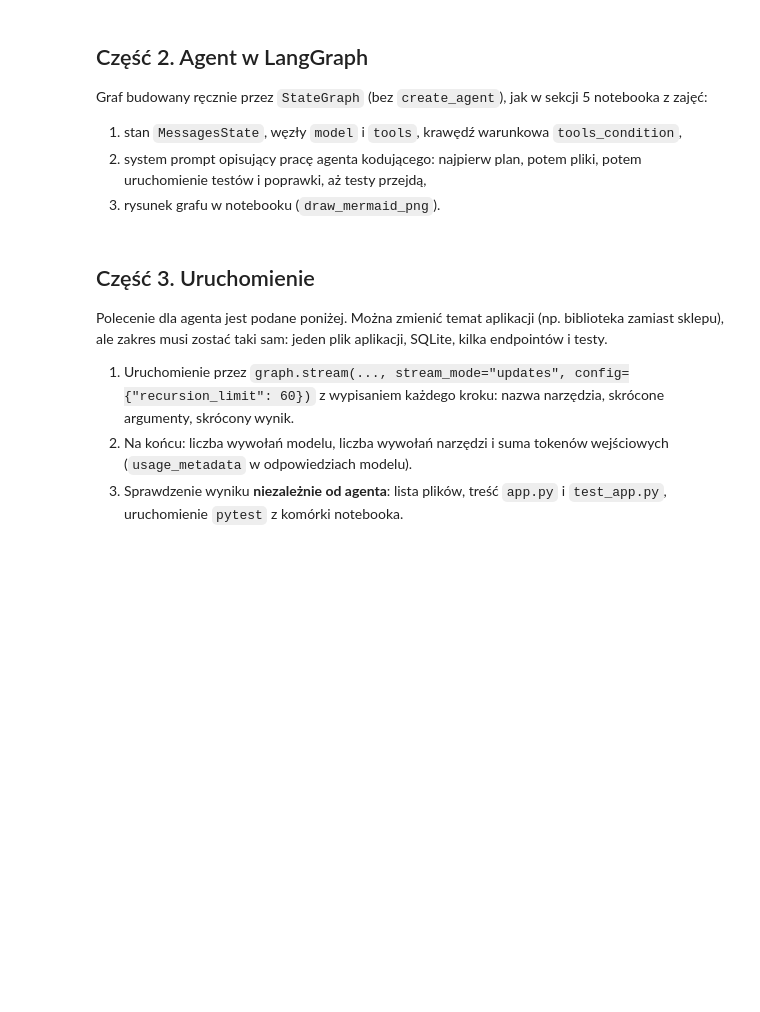
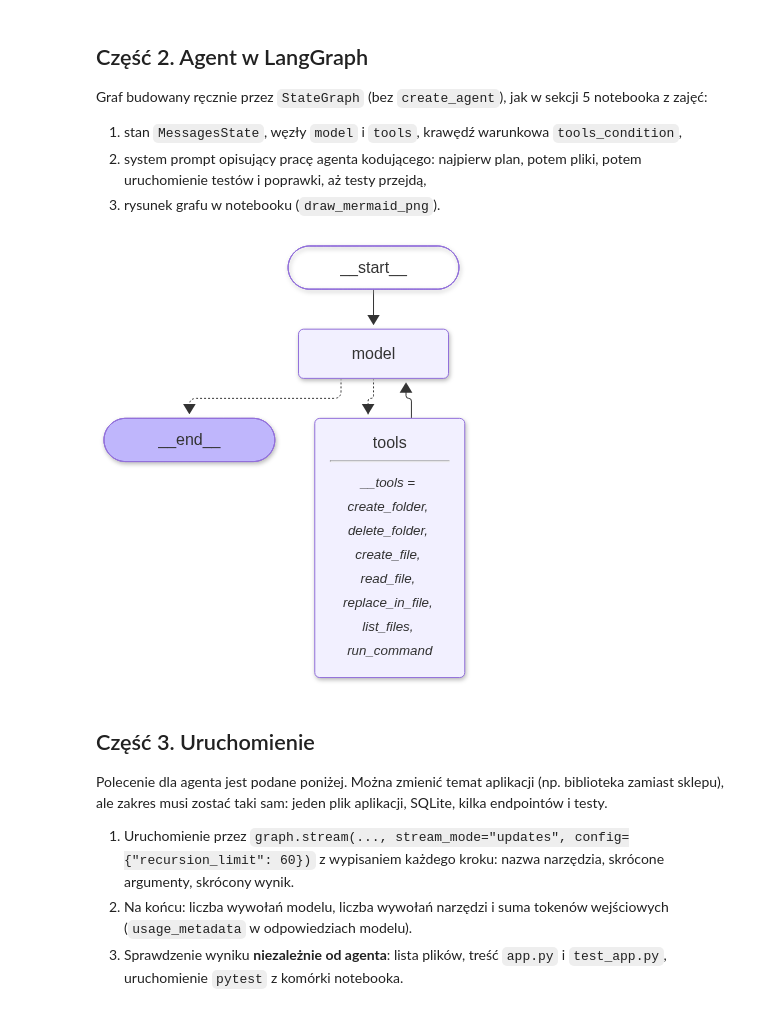
Before and after one commit to mihawb/2026Z-PJATK-TEG, a Jupyter notebook: 03-agenci/zadanie.ipynb, the cells around one changed output. Saved outputs shown, nothing was run; the diff lists cells and outputs as text; code cells hidden in the pictures; blank space fills up the shorter version.

```diff
--- a/03-agenci/zadanie.ipynb
+++ b/03-agenci/zadanie.ipynb
@@ -125,4 +255,39 @@ Graf budowany ręcznie przez `StateGraph` (bez `create_agent`), jak w sekcji 5 n
 2. system prompt opisujący pracę agenta kodującego: najpierw plan, potem pliki, potem uruchomienie testów i poprawki, aż testy przejdą,
 3. rysunek grafu w notebooku (`draw_mermaid_png`).
 # %%
-# TODO: SYSTEM, call_model, StateGraph, compile
+SYSTEM = """Jesteś agentem kodującym. Twoim zadaniem jest implementacja zadań programistycznych zleconych przez użytkownika.
+Masz dostępne narzędzia do pracy z systemem plików (create_folder, delete_folder, list_files, create_file, read_file, replace_in_file) oraz wierszem poleceń (run_command).
+Pracujesz wyłącznie w katalogu roboczym, wszystkie ścieżki podawaj jako relatywne do niego. Nie możesz czytać ani tworzyć plików poza tym katalogiem.
+
+Zawsze stosuj poniższy iteracyjny cykl pracy:
+1. Plan - zrozum zadanie, zaplanuj i zaproponuj kroki implementacji w pierwszej wiadomości.
+2. Kodowanie - wykonaj wymagane zmiany w kodzie i/lub strukturze projektu.
+3. Testowanie - sprawdż poprawność wykonia, testy powinny być odtwarzalne.
+Podaj plan i przejdź do implementacji od razu w jednej odpowiedzi.
+Powtarzaj te kroki dopóki nie zakończysz implementacji zadania z sukcesem.
+WSZYSTKIE testy MUSZĄ przechodzić poprawnie - poprawiaj kod do skutku.
+"""
+
+from langchain_core.messages import SystemMessage
+from langgraph.graph import StateGraph, MessagesState, START
+from langgraph.prebuilt import ToolNode, tools_condition
+from IPython.display import Image, display
+
+llm_with_tools = llm.bind_tools(TOOLS, parallel_tool_calls=True)
+
+def call_model(state: MessagesState):
+
+    reply = llm_with_tools.invoke([SystemMessage(SYSTEM)] + state["messages"])
+    return {"messages": [reply]}
+
+builder = StateGraph(MessagesState)
+builder.add_node("model", call_model)
+builder.add_node("tools", ToolNode(TOOLS))
+builder.add_edge(START, "model")
+builder.add_conditional_edges("model", tools_condition)
+builder.add_edge("tools", "model")
+graph = builder.compile()
+
+display(Image(graph.get_graph().draw_mermaid_png()))
+# %% [output]
+[figure, added]
```
Also changed, not shown: parts of 9 cells of this notebook, 4 other files.
